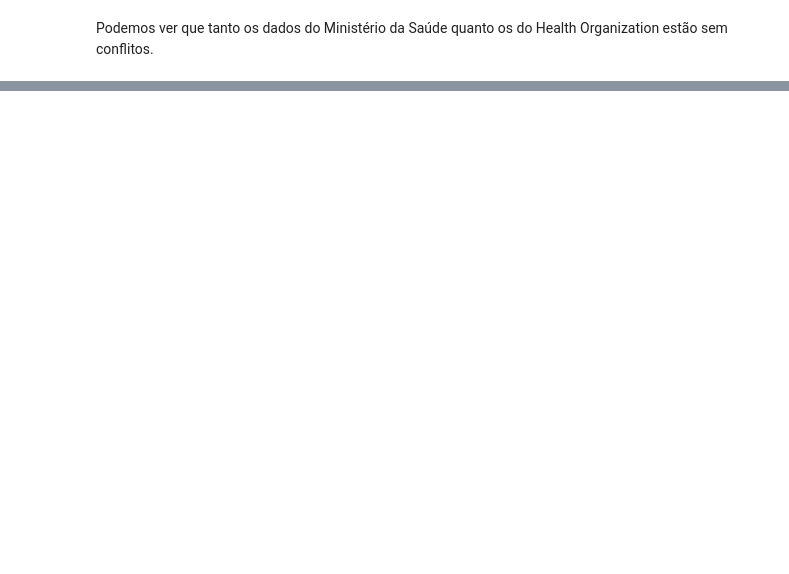
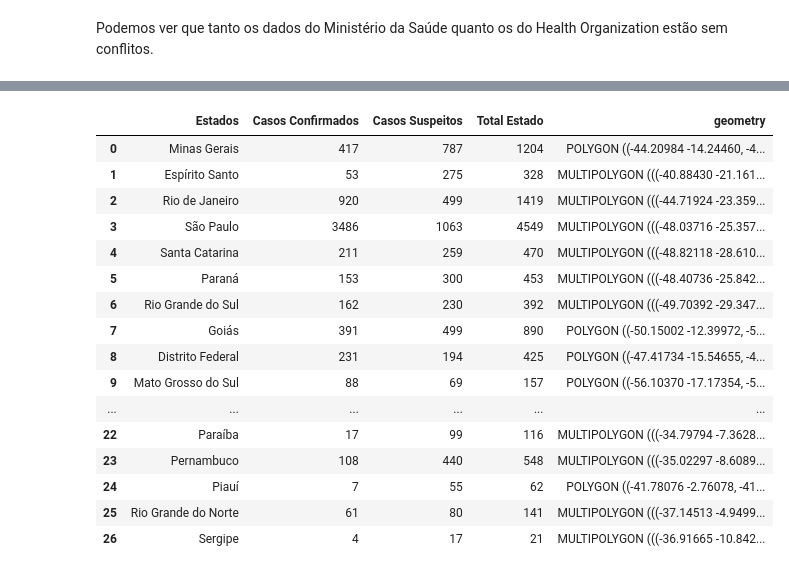
Before and after one commit to samaramms/MonkeypoxTraining, a Jupyter notebook: Monkeypox_Training.ipynb, the cells around one changed output, grey strips where cells are left out. Saved outputs shown, nothing was run; the diff lists cells and outputs as text; code cells hidden in the pictures; blank space fills up the shorter version.

```diff
--- a/Monkeypox_Training.ipynb
+++ b/Monkeypox_Training.ipynb
@@ -319,0 +415,21 @@ Podemos ver que tanto os dados do Ministério da Saúde quanto os do Health Orga
+# %%
+casos_estado_merge = pd.merge(casos_brasil_mds, brasil[['Estados', 'geometry']], on='Estados')
+casos_estado_merge
+# %% [output]
+|  | Estados | Casos Confirmados | Casos Suspeitos | Total Estado | geometry |
+| 0 | Minas Gerais | 417 | 787 | 1204 | POLYGON ((-44.20984 -14.24460, -4... |
+| 1 | Espírito Santo | 53 | 275 | 328 | MULTIPOLYGON (((-40.88430 -21.161... |
+| 2 | Rio de Janeiro | 920 | 499 | 1419 | MULTIPOLYGON (((-44.71924 -23.359... |
+| 3 | São Paulo | 3486 | 1063 | 4549 | MULTIPOLYGON (((-48.03716 -25.357... |
+| 4 | Santa Catarina | 211 | 259 | 470 | MULTIPOLYGON (((-48.82118 -28.610... |
+| 5 | Paraná | 153 | 300 | 453 | MULTIPOLYGON (((-48.40736 -25.842... |
+| 6 | Rio Grande do Sul | 162 | 230 | 392 | MULTIPOLYGON (((-49.70392 -29.347... |
+| 7 | Goiás | 391 | 499 | 890 | POLYGON ((-50.15002 -12.39972, -5... |
+| 8 | Distrito Federal | 231 | 194 | 425 | POLYGON ((-47.41734 -15.54655, -4... |
+| 9 | Mato Grosso do Sul | 88 | 69 | 157 | POLYGON ((-56.10370 -17.17354, -5... |
+| ... | ... | ... | ... | ... | ... |
+| 22 | Paraíba | 17 | 99 | 116 | MULTIPOLYGON (((-34.79794 -7.3628... |
+| 23 | Pernambuco | 108 | 440 | 548 | MULTIPOLYGON (((-35.02297 -8.6089... |
+| 24 | Piauí | 7 | 55 | 62 | POLYGON ((-41.78076 -2.76078, -41... |
+| 25 | Rio Grande do Norte | 61 | 80 | 141 | MULTIPOLYGON (((-37.14513 -4.9499... |
+| 26 | Sergipe | 4 | 17 | 21 | MULTIPOLYGON (((-36.91665 -10.842... |
```
Also changed, not shown: parts of 43 cells of this notebook.
